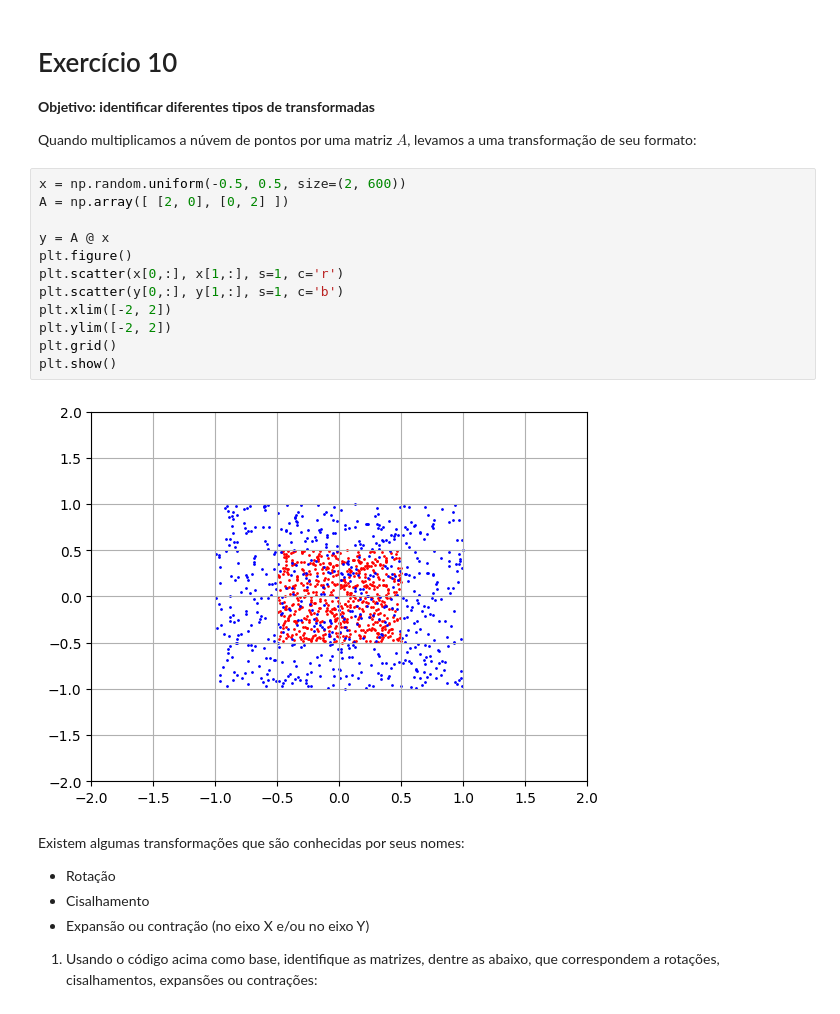
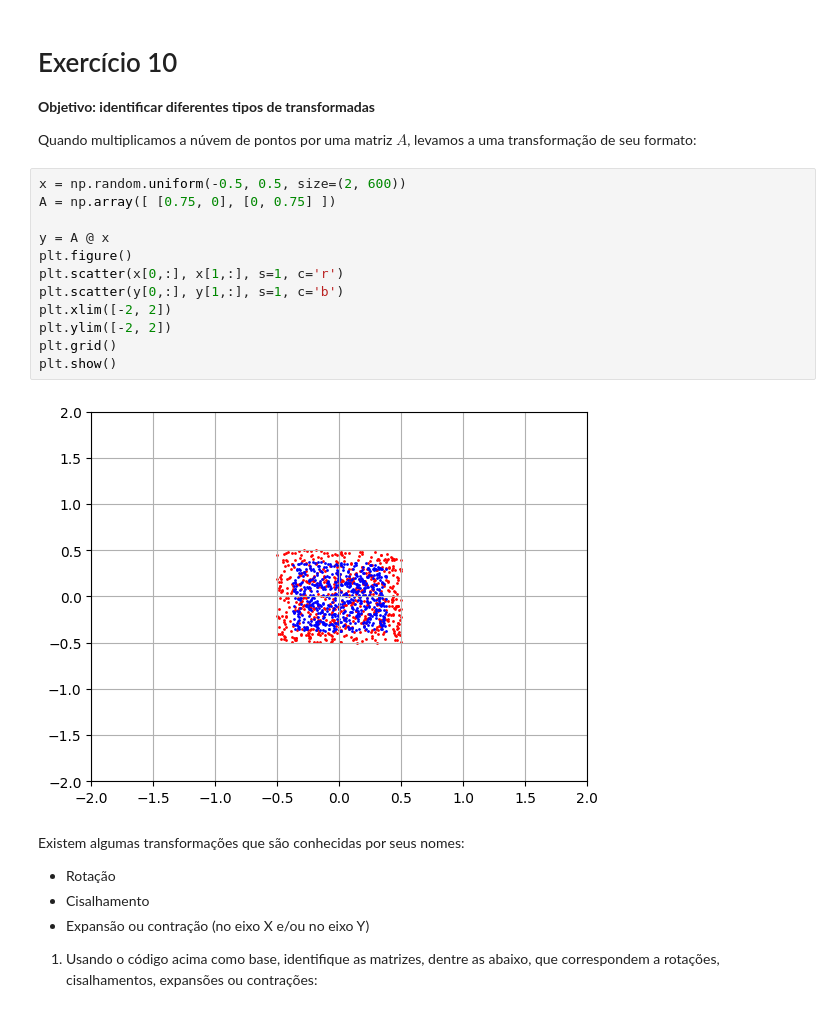
Before and after one commit to laupontiroli/AlgLin24-1, a Jupyter notebook: Aula3/03-geometria_analitica.ipynb, the cells around one changed output. Saved outputs shown, nothing was run; the diff lists cells and outputs as text.

```diff
--- a/Aula3/03-geometria_analitica.ipynb
+++ b/Aula3/03-geometria_analitica.ipynb
@@ -360,18 +360,18 @@ plt.show()
 Quando multiplicamos a núvem de pontos por uma matriz $A$, levamos a uma transformação de seu formato:
 # %%
 x = np.random.uniform(-0.5, 0.5, size=(2, 600))
-A = np.array([ [2, 0], [0, 2] ])
+A = np.array([ [0.75, 0], [0, 0.75] ])
 
 y = A @ x
 plt.figure()
 plt.scatter(x[0,:], x[1,:], s=1, c='r')
 plt.scatter(y[0,:], y[1,:], s=1, c='b')
 plt.xlim([-2, 2])
 plt.ylim([-2, 2])
 plt.grid()
 plt.show()
 # %% [output]
-[figure, old version]
+[figure, new version]
 # %% [markdown]
 Existem algumas transformações que são conhecidas por seus nomes:
 
```
Also changed, not shown: parts of 1 cell of this notebook.
